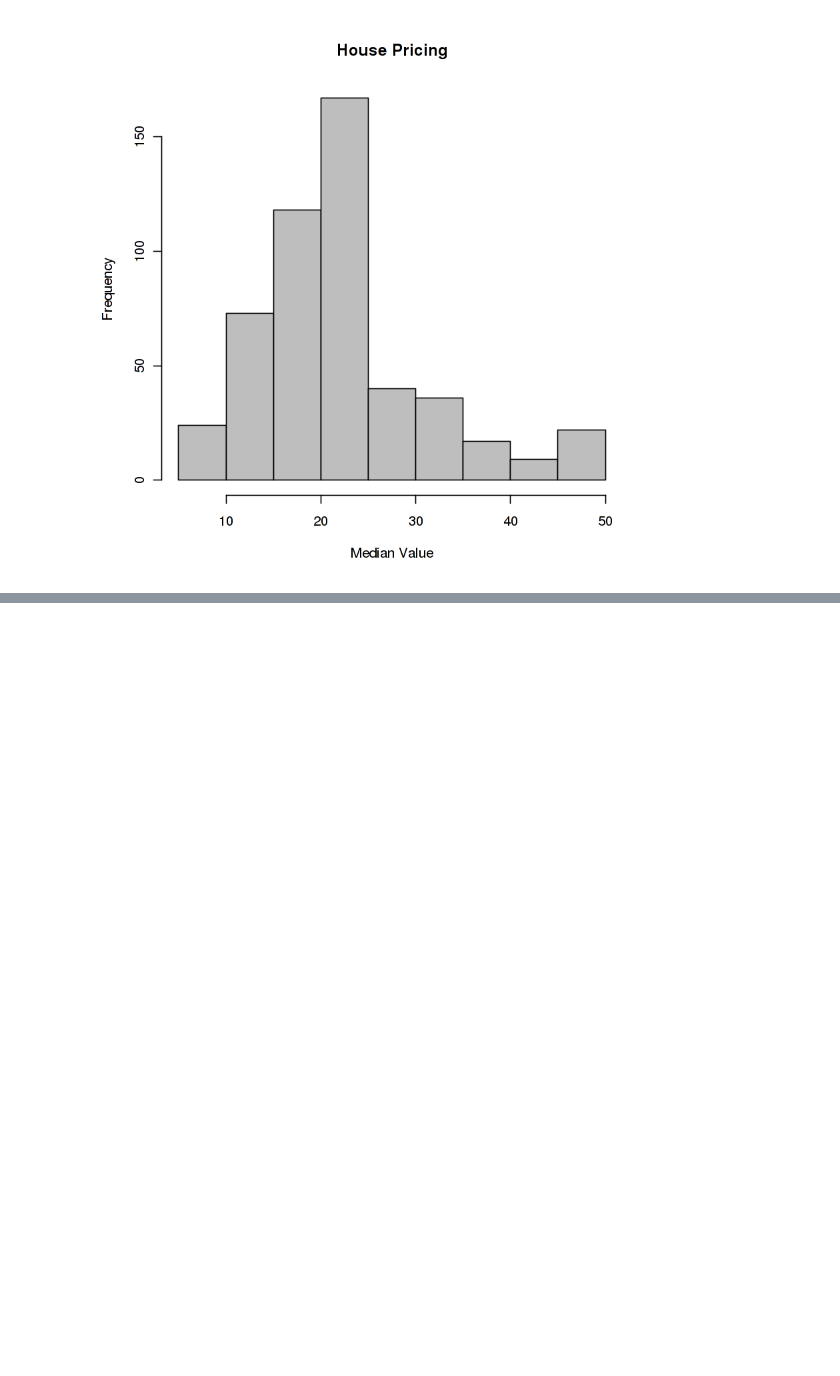
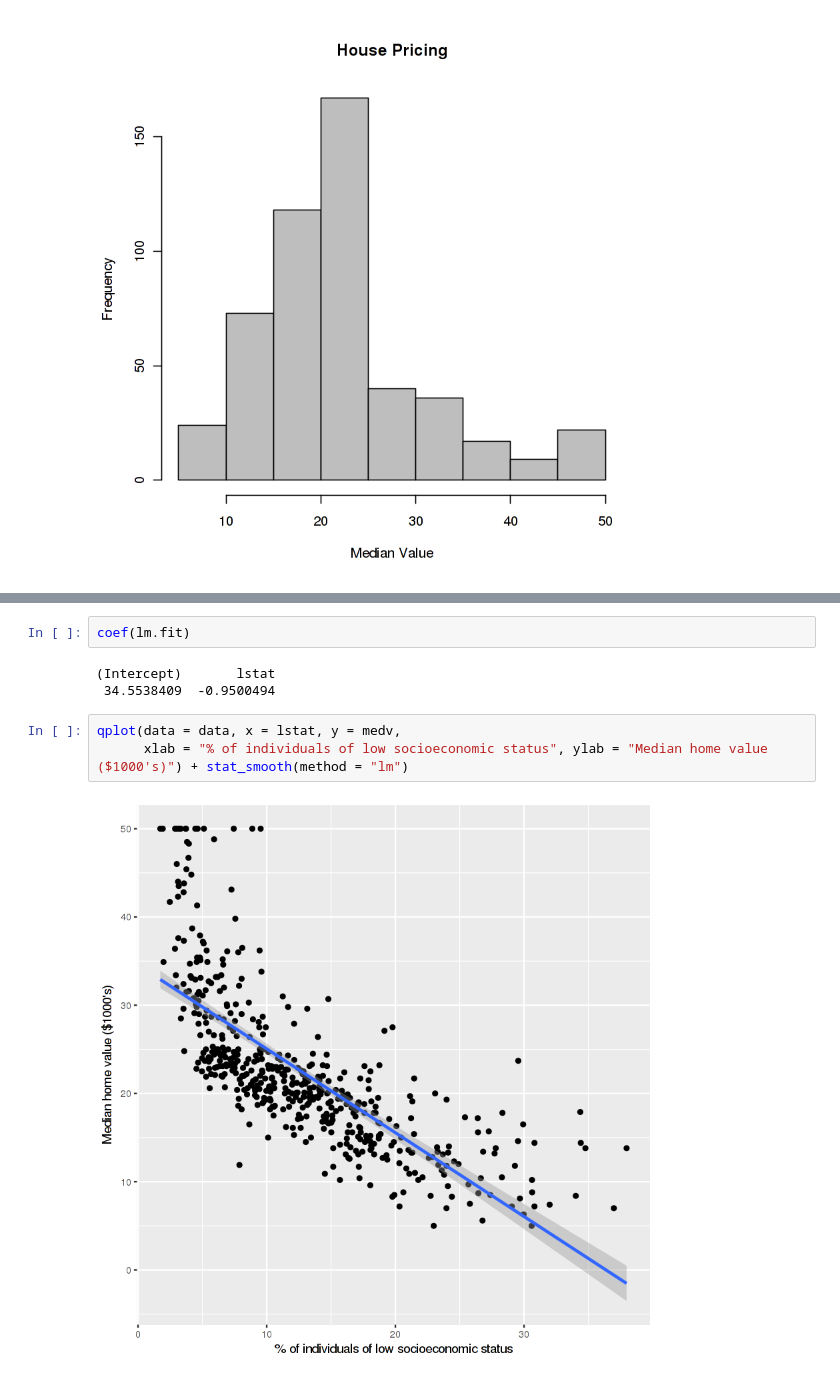
Before and after one commit to hamid58b/case_study, a Jupyter notebook: Boston.ipynb, the cells around one changed output, grey strips where cells are left out. Drawn from its saved outputs; the diff is of its cells as text; blank space fills up the shorter version.

```diff
--- a/Boston.ipynb
+++ b/Boston.ipynb
@@ -137,0 +160,10 @@ hist(data$medv,xlab="Median Value", main="House Pricing", col="grey")
+# %%
+coef(lm.fit)
+# %% [output]
+(Intercept)       lstat
+ 34.5538409  -0.9500494
+# %%
+qplot(data = data, x = lstat, y = medv,
+      xlab = "% of individuals of low socioeconomic status", ylab = "Median home value ($1000's)") + stat_smooth(method = "lm")
+# %% [output]
+[figure, added]
```
Also changed, not shown: parts of 2 cells of this notebook.
